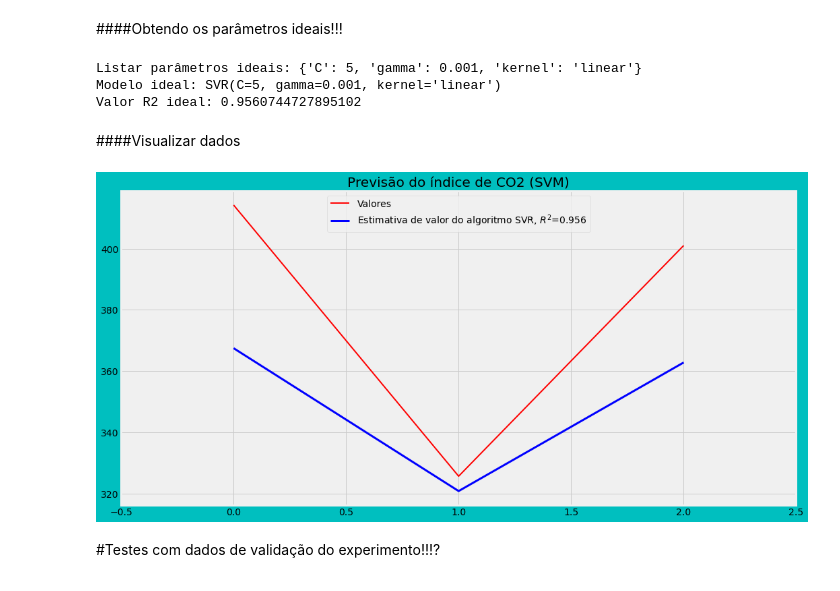
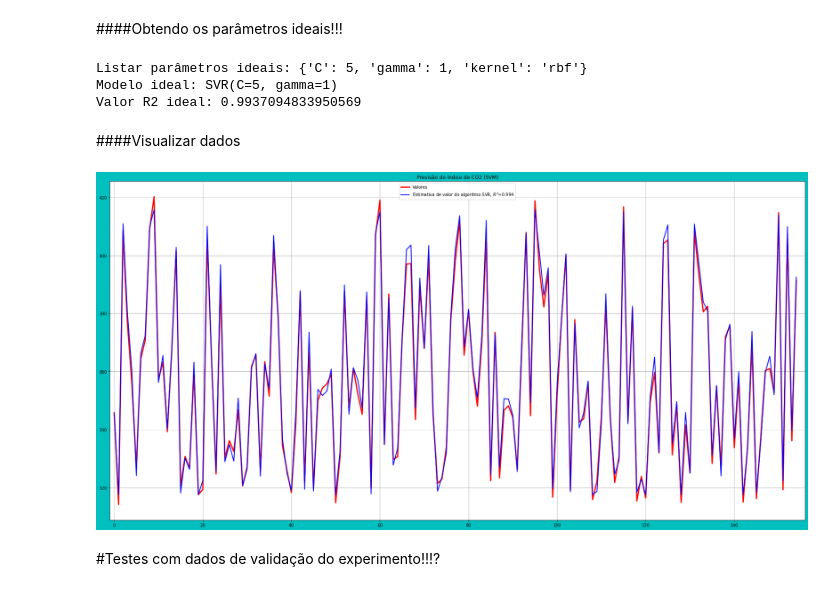
Before and after one commit to David-invictus/TCC-Licenciatura, a Jupyter notebook: TCC.ipynb, the cells around one changed output. Cells and saved outputs as stored; diff of their text form; code cells hidden in the pictures.

```diff
--- a/TCC.ipynb
+++ b/TCC.ipynb
@@ -217,0 +214,4 @@ import scipy.stats as st
+# %%
+x_ = np.array(x)
+x_ = x_.reshape((-1, 1))
+x_[:2]
@@ -222,7 +225,7 @@ import scipy.stats as st
 #-------------------------------------------------------------------------------
 
 #   segmentamos os dados
-treino_x, teste_x, treino_y, teste_y = train_test_split(x, y, test_size=0.2, random_state=28)
+treino_x, teste_x, treino_y, teste_y = train_test_split(x_, y, test_size=0.2, random_state=28)
 #treino_x
 #treino_x.shape
 #treino_y
@@ -249,14 +252,9 @@ Os dados de teste em Y tem: (3,)
 #scaler = StandardScaler()
 #-------------------------------------------------------------------------------
 
-treino_x = treino_x.reshape((-1, 1))
-teste_x = teste_x.reshape((-1, 1))
-
 #   Padronizamos os dados
 treino_x = scaler.fit_transform(treino_x)
 teste_x = scaler.fit_transform(teste_x)
 
-#treino_x = scaler.fit_transform(treino_x.array.reshape((-1, 1)))
-#print(treino_x[:5])
-#teste_x = scaler.fit_transform(teste_x.array.reshape((-1, 1)))
-#teste_x[:5]
+print(treino_x[:5])
+teste_x[:5]
@@ -345,8 +375,8 @@ parameters = {
 }
 
 #Use grid search and perform cross validation.
-model = GridSearchCV(SVR(), param_grid=parameters, cv=3)
-model.fit(treino_x, treino_y)
+modelo = GridSearchCV(SVR(), param_grid=parameters, cv=3)
+modelo.fit(treino_x, treino_y)
 # %% [output]
 GridSearchCV(cv=3, estimator=SVR(),
              param_grid={'C': [0.1, 0.5, 0.9, 1, 5],
@@ -355,43 +385,43 @@ GridSearchCV(cv=3, estimator=SVR(),
 # %% [markdown]
 ####Obtendo os parâmetros ideais!!!
 # %%
-print("Listar parâmetros ideais:", model.best_params_)
-print("Modelo ideal:", model.best_estimator_)
-print("Valor R2 ideal:", model.best_score_)
+print("Listar parâmetros ideais:", modelo.best_params_)
+print("Modelo ideal:", modelo.best_estimator_)
+print("Valor R2 ideal:", modelo.best_score_)
 # %% [output]
-Listar parâmetros ideais: {'C': 5, 'gamma': 0.001, 'kernel': 'linear'}
-Modelo ideal: SVR(C=5, gamma=0.001, kernel='linear')
-Valor R2 ideal: 0.9560744727895102
+Listar parâmetros ideais: {'C': 5, 'gamma': 1, 'kernel': 'rbf'}
+Modelo ideal: SVR(C=5, gamma=1)
+Valor R2 ideal: 0.9937094833950569
 # %% [markdown]
 ####Visualizar dados
 # %%
 #--------------------- Remanejar para área de importações ----------------------
 #Introduce the basic package of data science.
 #import matplotlib.pyplot as plt
 #-------------------------------------------------------------------------------
 
 ##visualização dos dados.
 ln_x_test = range(len(teste_x))
-y_predict = model.predict(teste_x)
+y_predict = modelo.predict(teste_x)
 
 #Configurar o canvas.
-plt.figure(figsize=(16,8), facecolor='c', edgecolor='r')
+plt.figure(figsize = (30,15), facecolor = 'c', edgecolor = 'r')
 
 #Desenhar com uma linha vermelha.
-plt.plot (ln_x_test, teste_y, 'r-', lw=2, label=u'Valores')
+plt.plot (ln_x_test, teste_y, 'r-', lw = 3, label = u'Valores')
 
 #Desenhar com uma linha azul.
-plt.plot (ln_x_test, y_predict, 'b', lw = 3, label=u'Estimativa de valor do algoritmo SVR, $R^2$=%.3f' %
-(model.best_score_))
+plt.plot (ln_x_test, y_predict, 'b', lw = 2, label = u'Estimativa de valor do algoritmo SVR, $R^2$=%.3f' %
+(modelo.best_score_))
 
 #Configurar o diagrama.
 plt.legend(loc ='upper center')
 plt.grid(True)
 plt.title(u"Previsão do índice de CO2 (SVM)")
-plt.xlim(-0.5, 2.5)
+plt.xlim(-1, 156)
 plt.show()
 # %% [output]
-[figure, old version]
+[figure, new version]
 # %% [markdown]
 #Testes com dados de validação do experimento!!!?
 # %% [markdown]
```
Also changed, not shown: parts of 14 cells of this notebook.
